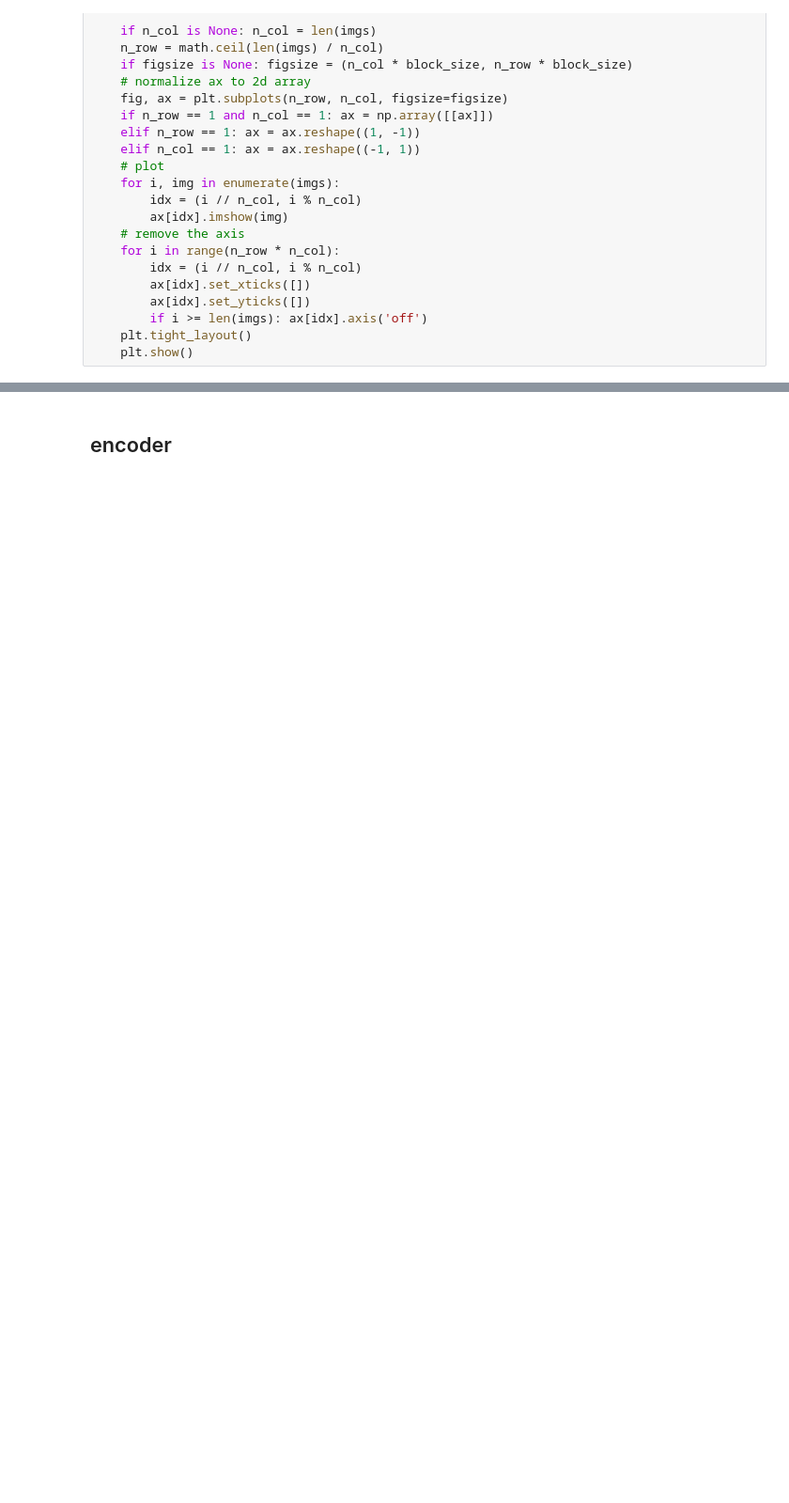
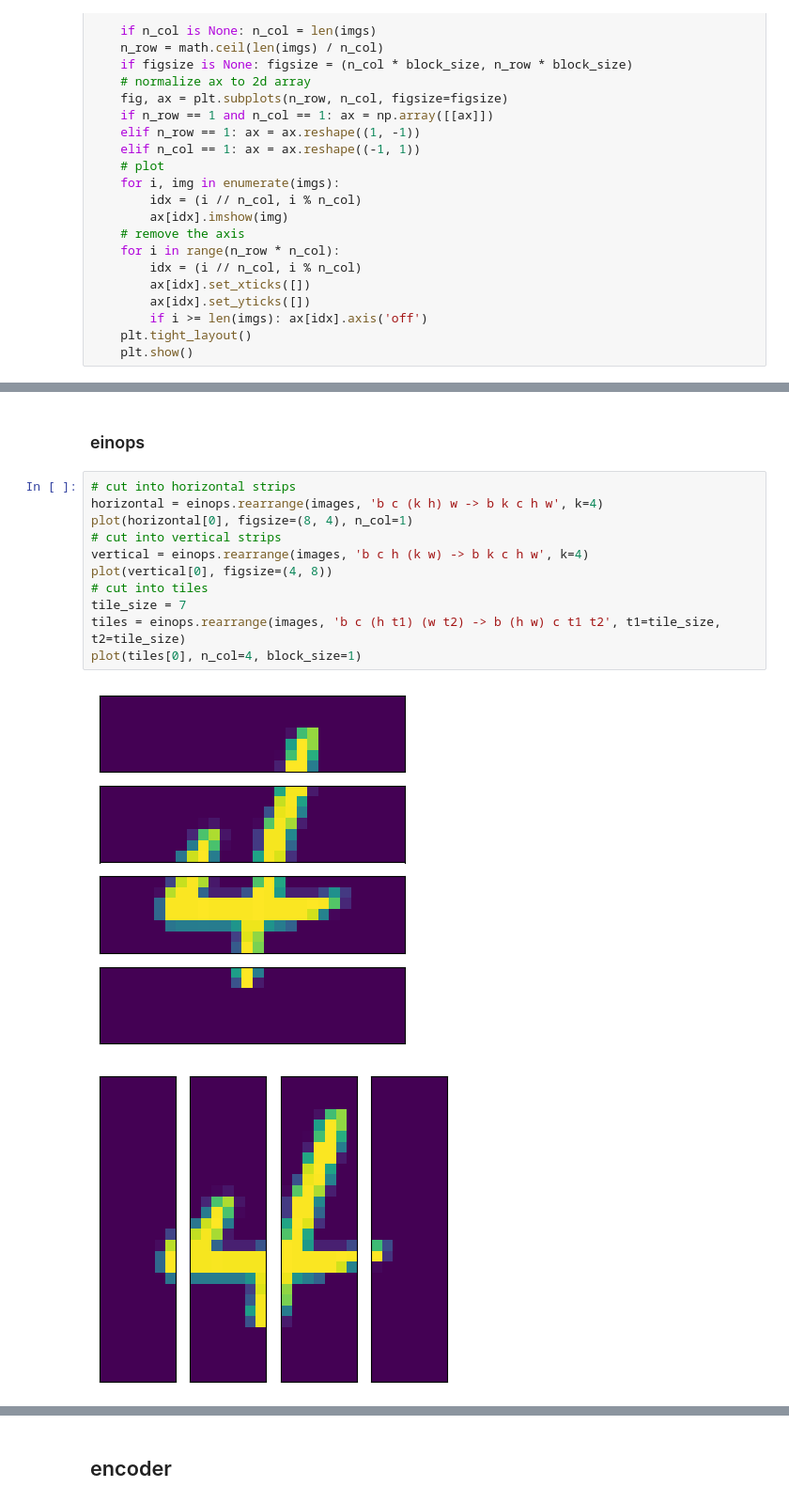
Before and after one commit to peluche/ViT, a Jupyter notebook: vit.ipynb, the cells around one changed output, grey strips where cells are left out. Shown at 94% size. Cells and saved outputs as stored; diff of their text form; blank space fills up the shorter version.

```diff
--- a/vit.ipynb
+++ b/vit.ipynb
@@ -112,0 +130,16 @@ torch.Size([128, 1, 28, 28])
+# %% [markdown]
+### einops
+# %%
+# cut into horizontal strips
+horizontal = einops.rearrange(images, 'b c (k h) w -> b k c h w', k=4)
+plot(horizontal[0], figsize=(8, 4), n_col=1)
+# cut into vertical strips
+vertical = einops.rearrange(images, 'b c h (k w) -> b k c h w', k=4)
+plot(vertical[0], figsize=(4, 8))
+# cut into tiles
+tile_size = 7
+tiles = einops.rearrange(images, 'b c (h t1) (w t2) -> b (h w) c t1 t2', t1=tile_size, t2=tile_size)
+plot(tiles[0], n_col=4, block_size=1)
+# %% [output]
+[figure, added]
+[figure, added]
```
Also changed, not shown: parts of 16 cells of this notebook.
